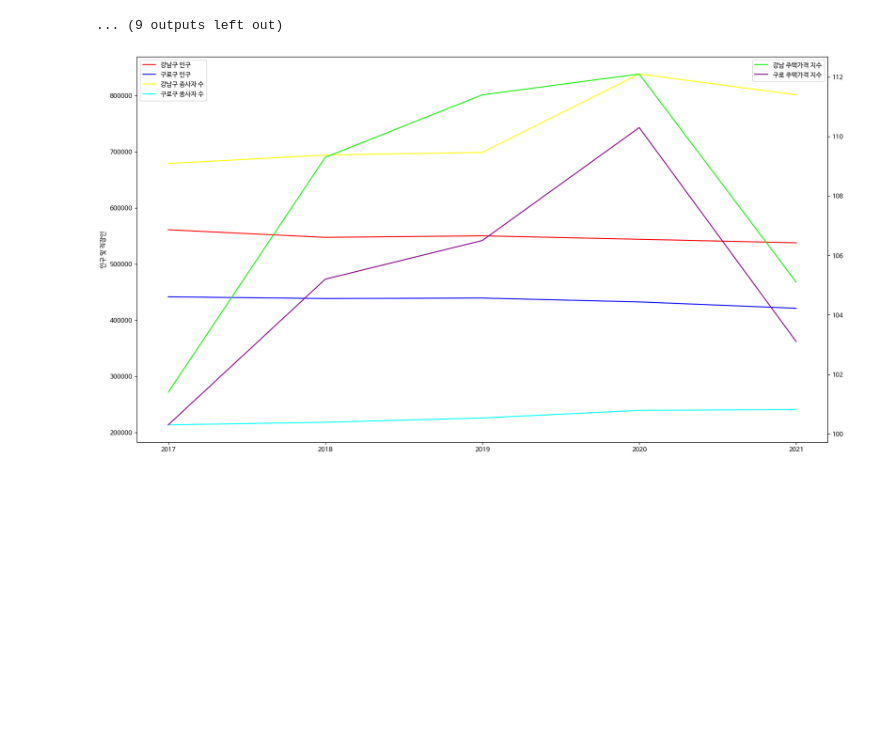
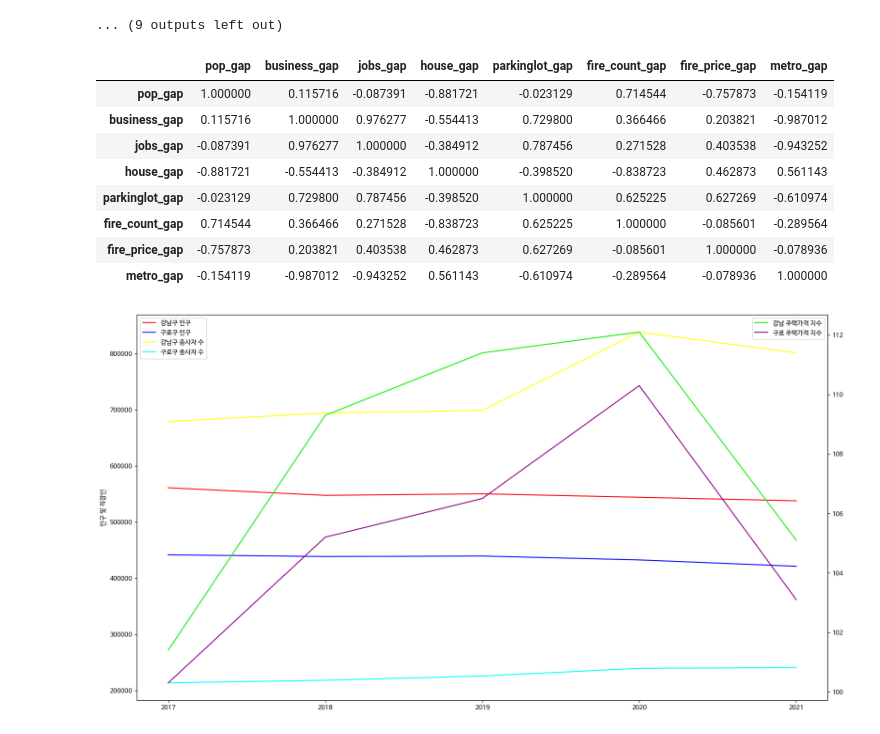
Before and after one commit to cav2280/dcx-1, a Jupyter notebook: main.ipynb, the cells around one changed output. Drawn from its saved outputs; the diff is of its cells as text; code cells hidden in the pictures; blank space fills up the shorter version.

```diff
--- a/main.ipynb
+++ b/main.ipynb
@@ -272,6 +272,19 @@ Try using .loc[row_indexer,col_indexer] = value instead
 See the caveats in the documentation: https://pandas.pydata.org/pandas-docs/stable/user_guide/indexing.html#returning-a-view-versus-a-copy
   filtered_data2["지역구"] = "구로"
 ... (9 outputs left out)
+# %%
+correlation=year_gap_df.corr()
+correlation
+# %% [output]
+|  | pop_gap | business_gap | jobs_gap | house_gap | parkinglot_gap | fire_count_gap | fire_price_gap | metro_gap |
+| pop_gap | 1.000000 | 0.115716 | -0.087391 | -0.881721 | -0.023129 | 0.714544 | -0.757873 | -0.154119 |
+| business_gap | 0.115716 | 1.000000 | 0.976277 | -0.554413 | 0.729800 | 0.366466 | 0.203821 | -0.987012 |
+| jobs_gap | -0.087391 | 0.976277 | 1.000000 | -0.384912 | 0.787456 | 0.271528 | 0.403538 | -0.943252 |
+| house_gap | -0.881721 | -0.554413 | -0.384912 | 1.000000 | -0.398520 | -0.838723 | 0.462873 | 0.561143 |
+| parkinglot_gap | -0.023129 | 0.729800 | 0.787456 | -0.398520 | 1.000000 | 0.625225 | 0.627269 | -0.610974 |
+| fire_count_gap | 0.714544 | 0.366466 | 0.271528 | -0.838723 | 0.625225 | 1.000000 | -0.085601 | -0.289564 |
+| fire_price_gap | -0.757873 | 0.203821 | 0.403538 | 0.462873 | 0.627269 | -0.085601 | 1.000000 | -0.078936 |
+| metro_gap | -0.154119 | -0.987012 | -0.943252 | 0.561143 | -0.610974 | -0.289564 | -0.078936 | 1.000000 |
 # %%
 gangnampop = []
 guro_pop = []
```
Also changed, not shown: parts of 2 cells of this notebook.
